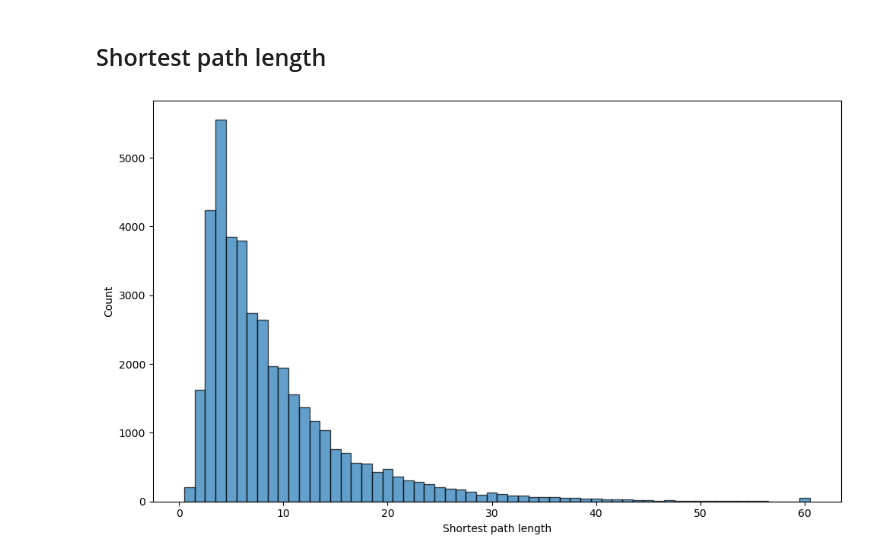
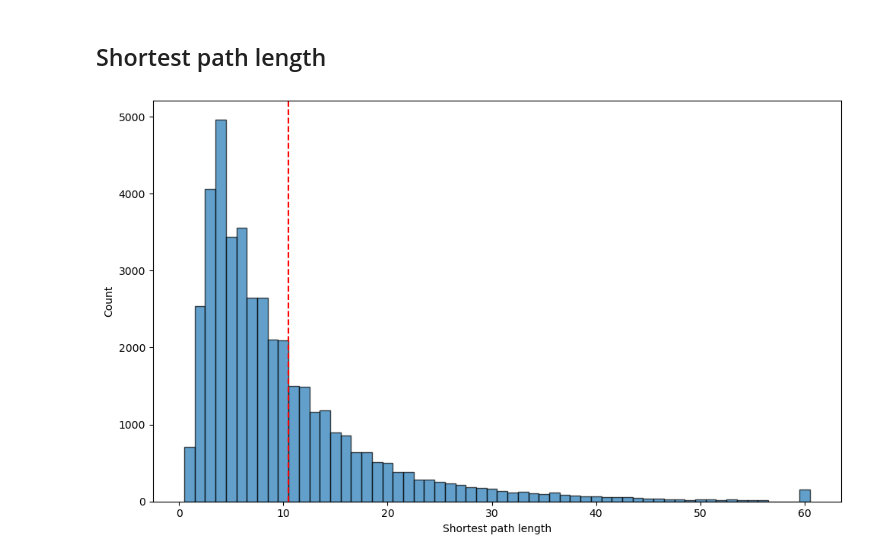
Before and after one commit to flopau76/dBG_project, a Jupyter notebook: analysis.ipynb, the cells around one changed output. Cells and saved outputs as stored; diff of their text form; code cells hidden in the pictures.

```diff
--- a/analysis.ipynb
+++ b/analysis.ipynb
@@ -206,20 +206,22 @@ plt.show()
 ## Shortest path length
 # %%
 n = 8
-path = f"data/scerevisiae8_encoding/SP_n{n}_k31.txt"
+k = 23
+path = f"data/scerevisiae8_encoding/SP_n{n}_k{k}.txt"
 
 with open(path) as f:
     sp_series = pd.Series([int(line.strip().split(":")[1]) for line in f if line.strip()])
 
 
 bins = np.arange(0.5, sp_series.max() + 1.5, 1)
 plt.figure(figsize=(10, 6))
 plt.hist(sp_series, bins=bins, edgecolor='black', alpha=0.7)
 plt.xlabel('Shortest path length')
 plt.ylabel('Count')
+plt.axvline(10.5, color='red', linestyle='--')
 # plt.title('Distribution of the path length')
 
 plt.tight_layout()
 plt.show()
 # %% [output]
-[figure, old version]
+[figure, new version]
```
Also changed, not shown: parts of 5 cells of this notebook, 2 other files.
